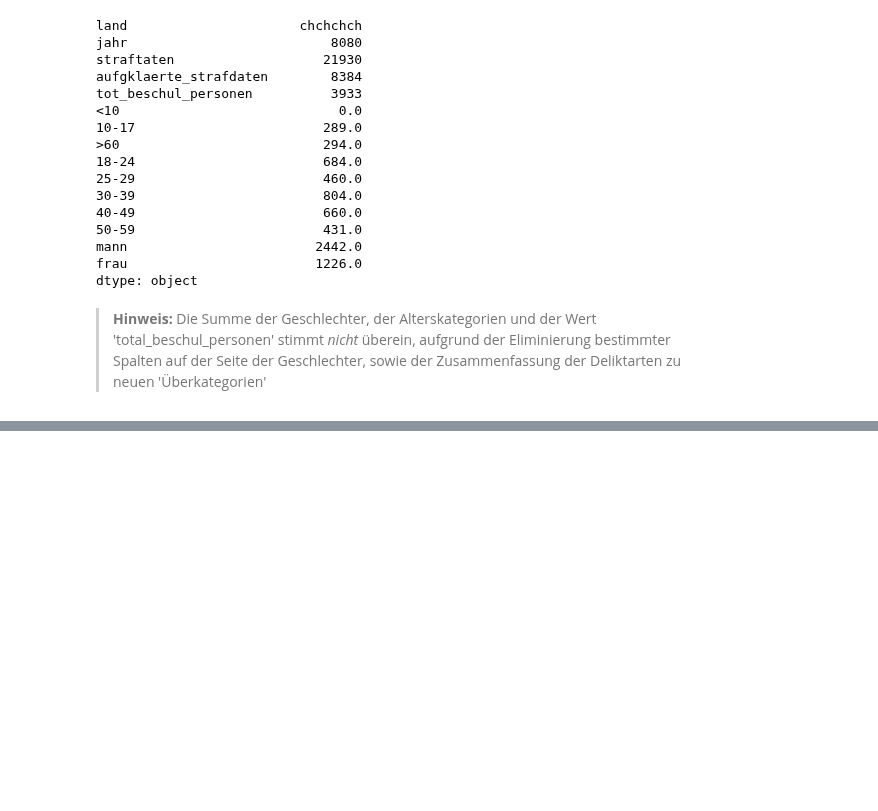
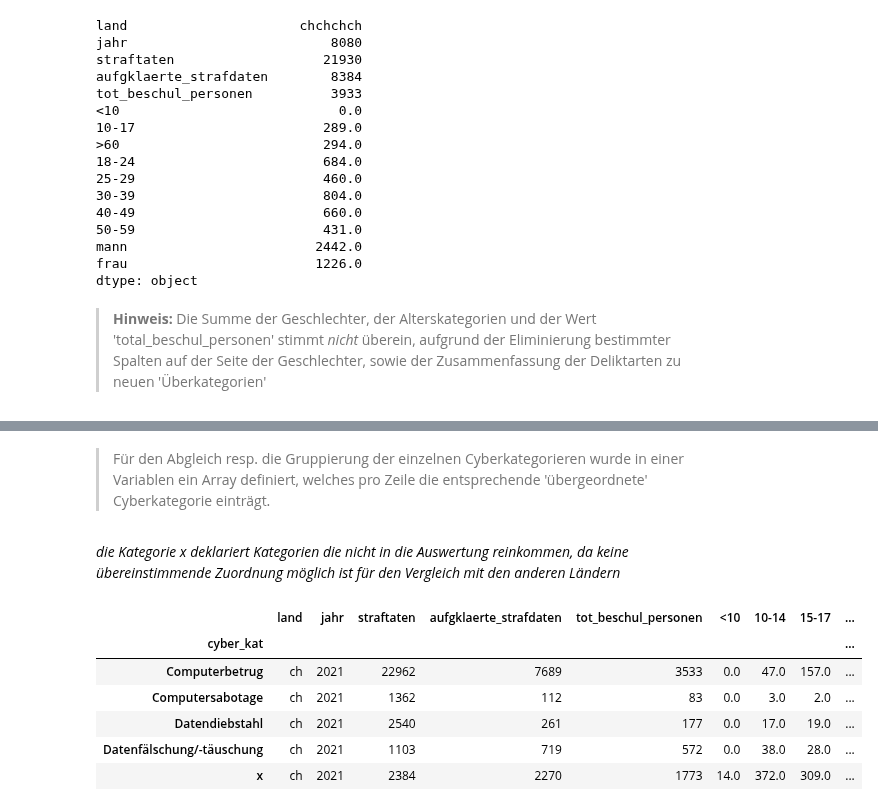
Before and after one commit to baumannf/bina_module, a Jupyter notebook: BINA_LN1_CybercrimeAnalytics.ipynb, the cells around one changed output, grey strips where cells are left out. Saved outputs shown, nothing was run; the diff lists cells and outputs as text; code cells hidden in the pictures; blank space fills up the shorter version.

```diff
--- a/BINA_LN1_CybercrimeAnalytics.ipynb
+++ b/BINA_LN1_CybercrimeAnalytics.ipynb
@@ -552,0 +568,7 @@ temp_df_ch_2020.describe()
+# %%
+import numpy as np
+
+# Replace all 'X' values as np.nan (Null) - values
+temp_df_ch_2021 = temp_df_ch_2021.replace(['X'],np.nan)
+
+temp_df_ch_2021.head()
@@ -552,0 +607,17 @@ temp_df_ch_2020.describe()
+# %%
+# Cast the age groups and the gender groups to datatype float
+temp_df_ch_2021['<10'] = temp_df_ch_2021['<10'].astype(float)
+temp_df_ch_2021['10-14'] = temp_df_ch_2021['10-14'].astype(float)
+temp_df_ch_2021['15-17'] = temp_df_ch_2021['15-17'].astype(float)
+temp_df_ch_2021['18-19'] = temp_df_ch_2021['18-19'].astype(float)
+temp_df_ch_2021['20-24'] = temp_df_ch_2021['20-24'].astype(float)
+temp_df_ch_2021['25-29'] = temp_df_ch_2021['25-29'].astype(float)
+temp_df_ch_2021['30-34'] = temp_df_ch_2021['30-34'].astype(float)
+temp_df_ch_2021['35-39'] = temp_df_ch_2021['35-39'].astype(float)
+temp_df_ch_2021['40-49'] = temp_df_ch_2021['40-49'].astype(float)
+temp_df_ch_2021['50-59'] = temp_df_ch_2021['50-59'].astype(float)
+temp_df_ch_2021['60-69'] = temp_df_ch_2021['60-69'].astype(float)
+temp_df_ch_2021['70+'] = temp_df_ch_2021['70+'].astype(float)
+temp_df_ch_2021['mann'] = temp_df_ch_2021['mann'].astype(float)
+temp_df_ch_2021['frau'] = temp_df_ch_2021['frau'].astype(float)
+temp_df_ch_2021.dtypes
@@ -552,0 +644,9 @@ temp_df_ch_2020.describe()
+# %% [markdown]
+> Für den Abgleich resp. die Gruppierung der einzelnen Cyberkategorieren wurde in einer Variablen ein Array definiert, welches pro Zeile die entsprechende 'übergeordnete' Cyberkategorie einträgt.
+# %%
+cyber_kat_group_ch = ['Datendiebstahl','Computersabotage','Computersabotage','Computersabotage','Datendiebstahl','Datendiebstahl','Computerbetrug','Computersabotage','Computersabotage','Computerbetrug','Computerbetrug','Datendiebstahl','Computerbetrug','x','x','Datendiebstahl','Datendiebstahl','Datenfälschung/-täuschung','Datenfälschung/-täuschung','Datenfälschung/-täuschung','Computerbetrug','Datendiebstahl']
+
+# Add the new supercategories in the data frame
+temp_df_ch_2021.insert(0,"cyber_kat",cyber_kat_group_ch)
+# %% [markdown]
+*die Kategorie x deklariert Kategorien die nicht in die Auswertung reinkommen, da keine übereinstimmende Zuordnung möglich ist für den Vergleich mit den anderen Ländern*
@@ -552,0 +656,16 @@ temp_df_ch_2020.describe()
+# %%
+# Add new column 'land' with value 'ch'
+temp_df_ch_2021.insert(0,"land","ch")
+
+# Add new column 'jahr' with the value '2021'
+temp_df_ch_2021.insert(1,"jahr",2021)
+
+temp_df_ch_2021
+# %% [output]
+|  | land | jahr | straftaten | aufgklaerte_strafdaten | tot_beschul_personen | <10 | 10-14 | 15-17 | ... |
+| cyber_kat |  |  |  |  |  |  |  |  | ... |
+| Computerbetrug | ch | 2021 | 22962 | 7689 | 3533 | 0.0 | 47.0 | 157.0 | ... |
+| Computersabotage | ch | 2021 | 1362 | 112 | 83 | 0.0 | 3.0 | 2.0 | ... |
+| Datendiebstahl | ch | 2021 | 2540 | 261 | 177 | 0.0 | 17.0 | 19.0 | ... |
+| Datenfälschung/-täuschung | ch | 2021 | 1103 | 719 | 572 | 0.0 | 38.0 | 28.0 | ... |
+| x | ch | 2021 | 2384 | 2270 | 1773 | 14.0 | 372.0 | 309.0 | ... |
```
Also changed, not shown: parts of 39 cells of this notebook.
